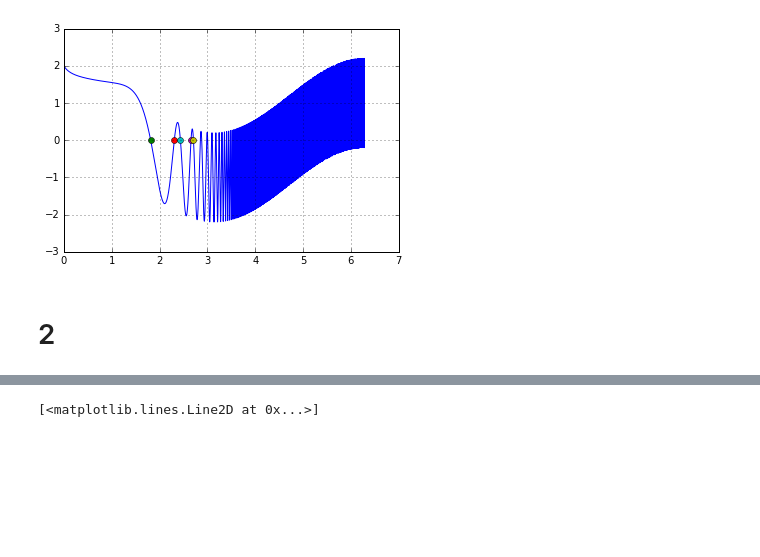
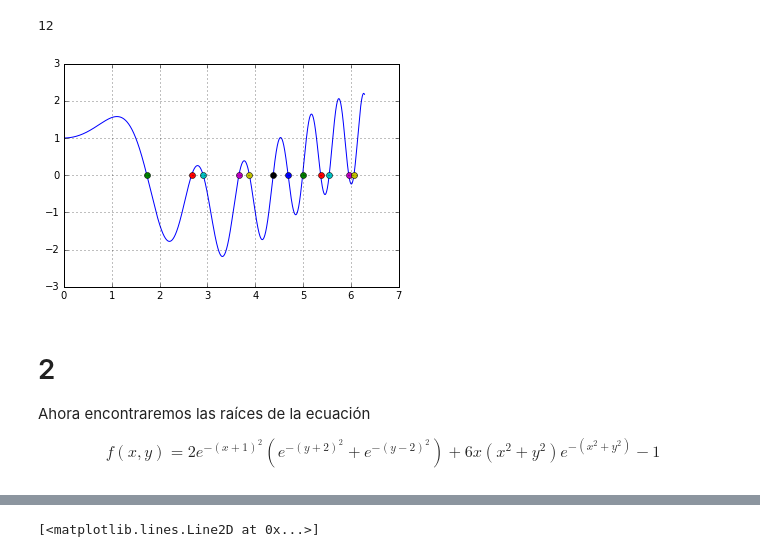
Before and after one commit to JavierMarmol/Tareas, a Jupyter notebook: Tarea 2.ipynb, the cells around one changed output, grey strips where cells are left out. Saved outputs shown, nothing was run; the diff lists cells and outputs as text; code cells hidden in the pictures; blank space fills up the shorter version.

```diff
--- a/Tarea 2.ipynb
+++ b/Tarea 2.ipynb
@@ -41,3 +59,3 @@ def bip_a(ec,t,p,err=1e-5):
 # %%
 def ec1(x):
-    return cos(x)+(1.2)*sin(x**x)
+    return cos(x)+(1.2)*sin(x*x)
@@ -44,3 +64,4 @@ def ec1(x):
 # %%
-bip_a(ec1,[0,2*pi],50)
+raiz = bip_a2(ec1,[0,2*pi],50)
+print raiz
 # %% [output]
@@ -62,10 +72,8 @@ bip_a(ec1,[0,2*pi],50)
 x=linspace(0,2*pi,20000)
 plot(x,ec1(x))
 grid(True)
-plot(1.81291157713,0,'o')
-plot(2.30680060362,0,'o')
-plot(2.43535587464,0,'o')
-plot(2.84974501528,0,'o')
-plot(3.36045579069,0,'o')
+for i in arange(len(raiz)):
+    plot(raiz[i],0,'o')
+
 show()
 # %% [output]
@@ -93,14 +87,14 @@ bip_a(ec1,[0,2*pi],200)
+# %%
+raiz = bip_a2(ec1,[0,2*pi],2000)
+# %% [output]
+12
 # %%
 x=linspace(0,2*pi,20000)
 plot(x,ec1(x))
 grid(True)
-plot(1.81291157713,0,'o')
-plot(2.30680060362,0,'o')
-plot(2.43535587464,0,'o')
-plot(2.65623080908,0,'o')
-plot(2.70814726674,0,'o')
+for i in arange(len(raiz)):
+    plot(raiz[i],0,'o')
+
 show()
 # %% [output]
-[figure, old version]
+[figure, new version]
-# %% [markdown]
-# 2
@@ -118,3 +101,11 @@ def bip_a2(ec,t,p,err=1e-5):
+# %% [markdown]
+# 2
+
+Ahora encontraremos las raíces de la ecuación
+
+$$
+f(x,y) = 2 e^{-(x+1)^2} (e^{-(y+2)^2} + e^{-(y-2)^2}) + 6x(x^2 + y^2)e^{-(x^2 + y^2)} - 1
+$$
 # %%
 def ec2(x,y):
     return 2*exp((-1)*((x+1)**2))*((exp((-1)*((y+2)**2))) + exp((-1)*((y-2)**2))) + 6*x*(x**2+y**2)*exp((-1)*(x**2+y**2)) - 1
```
Also changed, not shown: parts of 62 cells of this notebook.
